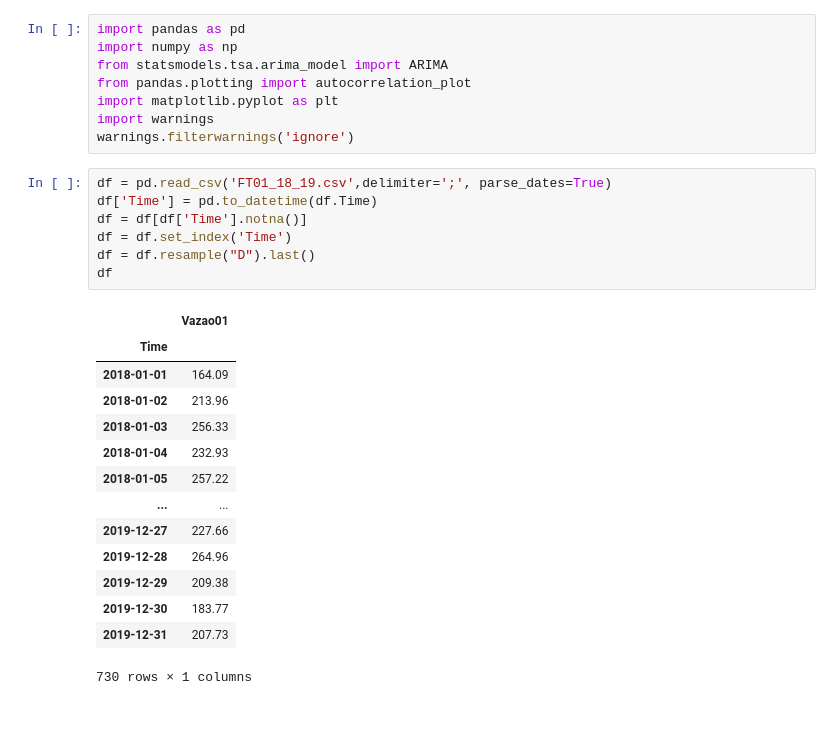
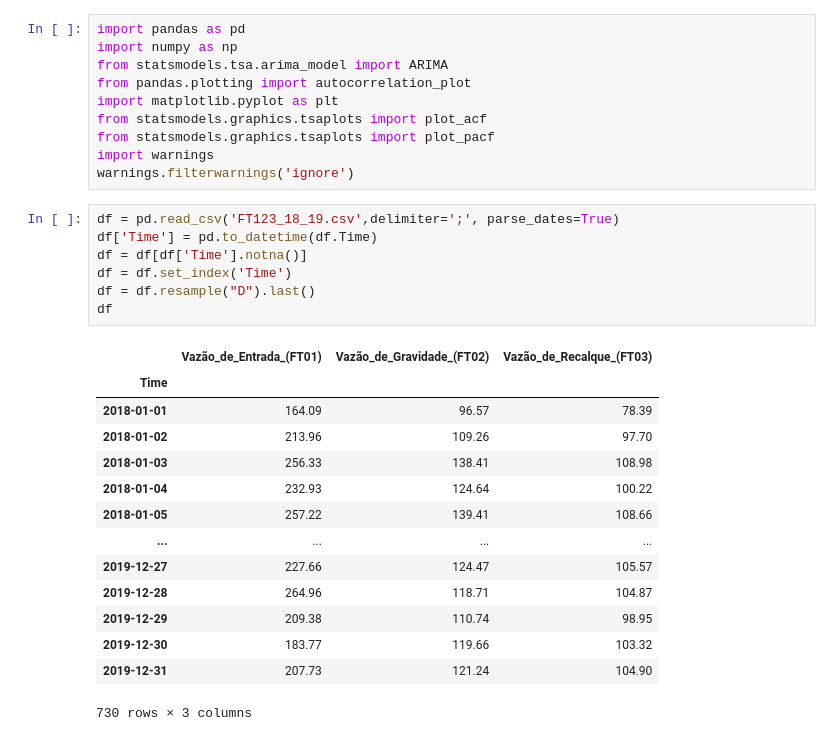
Before and after one commit to MarceloAvanzi/Time-Series-Forecast, a Jupyter notebook: test.ipynb, the cells around one changed output. Drawn from its saved outputs; the diff is of its cells as text.

```diff
--- a/test.ipynb
+++ b/test.ipynb
@@ -4,27 +4,29 @@ import numpy as np
 from statsmodels.tsa.arima_model import ARIMA
 from pandas.plotting import autocorrelation_plot
 import matplotlib.pyplot as plt
+from statsmodels.graphics.tsaplots import plot_acf
+from statsmodels.graphics.tsaplots import plot_pacf
 import warnings
 warnings.filterwarnings('ignore')
 # %%
-df = pd.read_csv('FT01_18_19.csv',delimiter=';', parse_dates=True)
+df = pd.read_csv('FT123_18_19.csv',delimiter=';', parse_dates=True)
 df['Time'] = pd.to_datetime(df.Time)
 df = df[df['Time'].notna()]
 df = df.set_index('Time')
 df = df.resample("D").last()
 df
 # %% [output]
-|  | Vazao01 |
-| Time |  |
-| 2018-01-01 | 164.09 |
-| 2018-01-02 | 213.96 |
-| 2018-01-03 | 256.33 |
-| 2018-01-04 | 232.93 |
-| 2018-01-05 | 257.22 |
-| ... | ... |
-| 2019-12-27 | 227.66 |
-| 2019-12-28 | 264.96 |
-| 2019-12-29 | 209.38 |
-| 2019-12-30 | 183.77 |
-| 2019-12-31 | 207.73 |
+|  | Vazão_de_Entrada_(FT01) | Vazão_de_Gravidade_(FT02) | Vazão_de_Recalque_(FT03) |
+| Time |  |  |  |
+| 2018-01-01 | 164.09 | 96.57 | 78.39 |
+| 2018-01-02 | 213.96 | 109.26 | 97.70 |
+| 2018-01-03 | 256.33 | 138.41 | 108.98 |
+| 2018-01-04 | 232.93 | 124.64 | 100.22 |
+| 2018-01-05 | 257.22 | 139.41 | 108.66 |
+| ... | ... | ... | ... |
+| 2019-12-27 | 227.66 | 124.47 | 105.57 |
+| 2019-12-28 | 264.96 | 118.71 | 104.87 |
+| 2019-12-29 | 209.38 | 110.74 | 98.95 |
+| 2019-12-30 | 183.77 | 119.66 | 103.32 |
+| 2019-12-31 | 207.73 | 121.24 | 104.90 |
-730 rows × 1 columns
+730 rows × 3 columns
```
Also changed, not shown: parts of 7 cells of this notebook, 2 other files.
